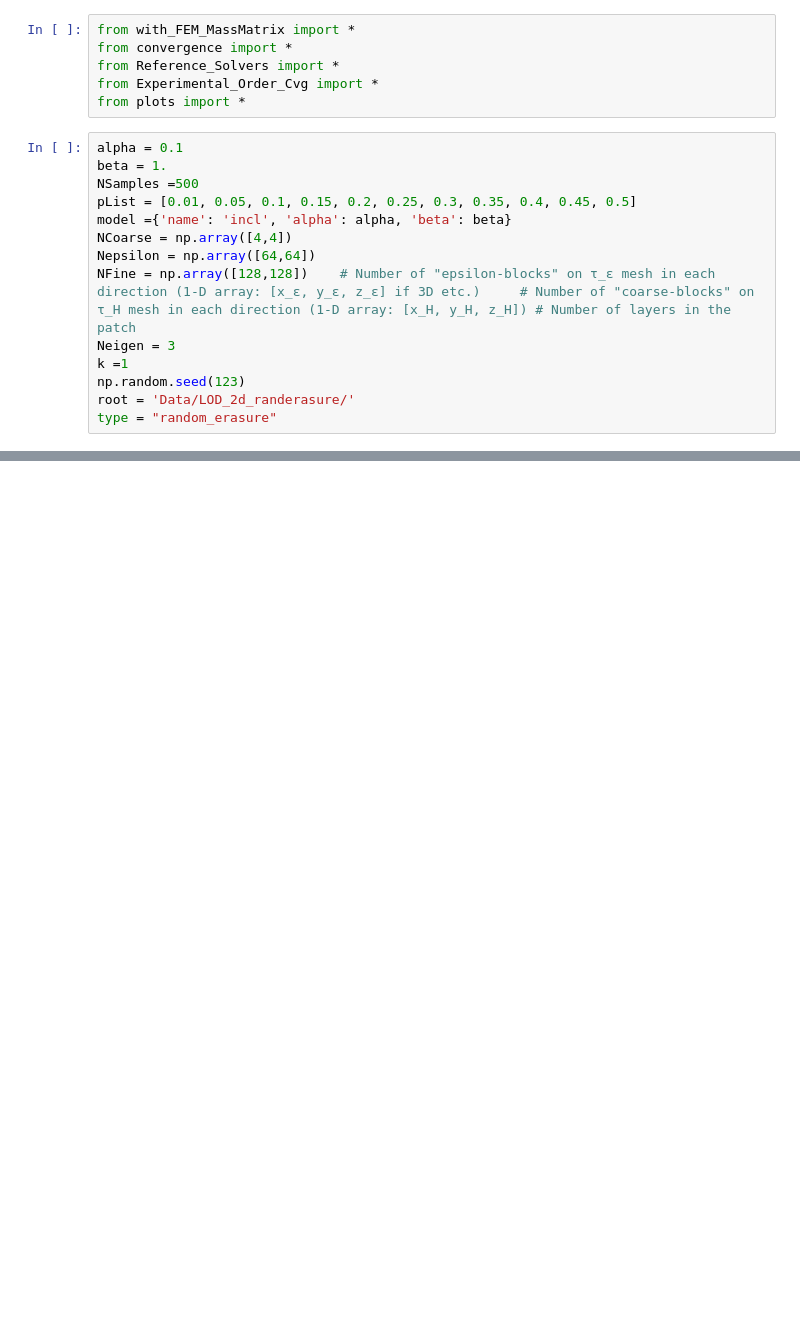
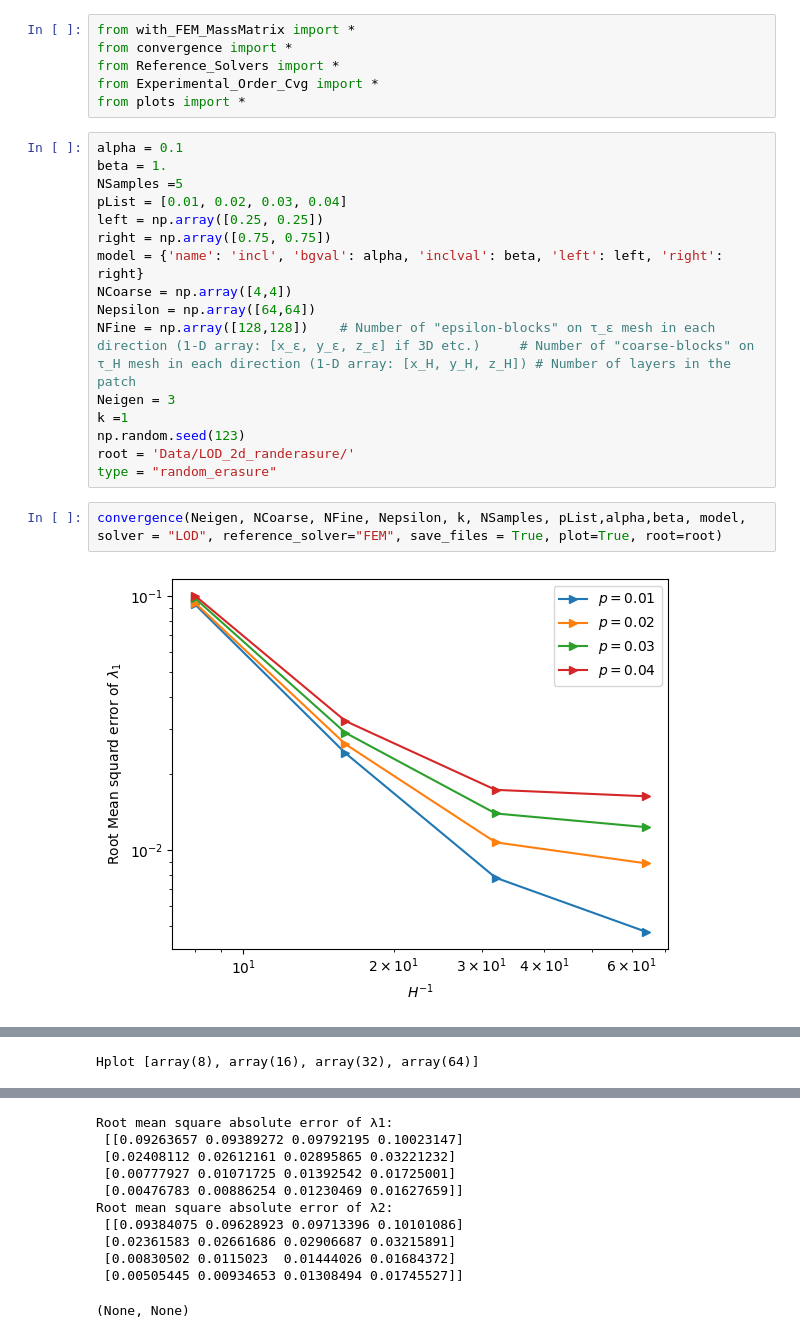
Before and after one commit to DKolombage/gridlod-random-perturbations, a Jupyter notebook: eigen_problem/exp4_2d_RandErasure.ipynb, the cells around one changed output, grey strips where cells are left out. Drawn from its saved outputs; the diff is of its cells as text; blank space fills up the shorter version.

```diff
--- a/eigen_problem/exp4_2d_RandErasure.ipynb
+++ b/eigen_problem/exp4_2d_RandErasure.ipynb
@@ -7,9 +7,11 @@ from plots import *
 # %%
 alpha = 0.1
 beta = 1.
-NSamples =500
-pList = [0.01, 0.05, 0.1, 0.15, 0.2, 0.25, 0.3, 0.35, 0.4, 0.45, 0.5]
-model ={'name': 'incl', 'alpha': alpha, 'beta': beta}
+NSamples =5
+pList = [0.01, 0.02, 0.03, 0.04]
+left = np.array([0.25, 0.25])
+right = np.array([0.75, 0.75])
+model = {'name': 'incl', 'bgval': alpha, 'inclval': beta, 'left': left, 'right': right}
 NCoarse = np.array([4,4])
 Nepsilon = np.array([64,64])
 NFine = np.array([128,128])    # Number of "epsilon-blocks" on τ_ε mesh in each direction (1-D array: [x_ε, y_ε, z_ε] if 3D etc.)     # Number of "coarse-blocks" on τ_H mesh in each direction (1-D array: [x_H, y_H, z_H]) # Number of layers in the patch
@@ -18,3 +20,7 @@ k =1
 np.random.seed(123)
 root = 'Data/LOD_2d_randerasure/'
 type = "random_erasure"
+# %%
+convergence(Neigen, NCoarse, NFine, Nepsilon, k, NSamples, pList,alpha,beta, model, solver = "LOD", reference_solver="FEM", save_files = True, plot=True, root=root)
+# %% [output]
+[figure, added]
@@ -20,0 +28 @@ type = "random_erasure"
+Hplot [array(8), array(16), array(32), array(64)]
@@ -20,0 +30,11 @@ type = "random_erasure"
+Root mean square absolute error of λ1:
+ [[0.09263657 0.09389272 0.09792195 0.10023147]
+ [0.02408112 0.02612161 0.02895865 0.03221232]
+ [0.00777927 0.01071725 0.01392542 0.01725001]
+ [0.00476783 0.00886254 0.01230469 0.01627659]]
+Root mean square absolute error of λ2:
+ [[0.09384075 0.09628923 0.09713396 0.10101086]
+ [0.02361583 0.02661686 0.02906687 0.03215891]
+ [0.00830502 0.0115023  0.01444026 0.01684372]
+ [0.00505445 0.00934653 0.01308494 0.01745527]]
+(None, None)
```
Also changed, not shown: parts of 7 cells of this notebook.
